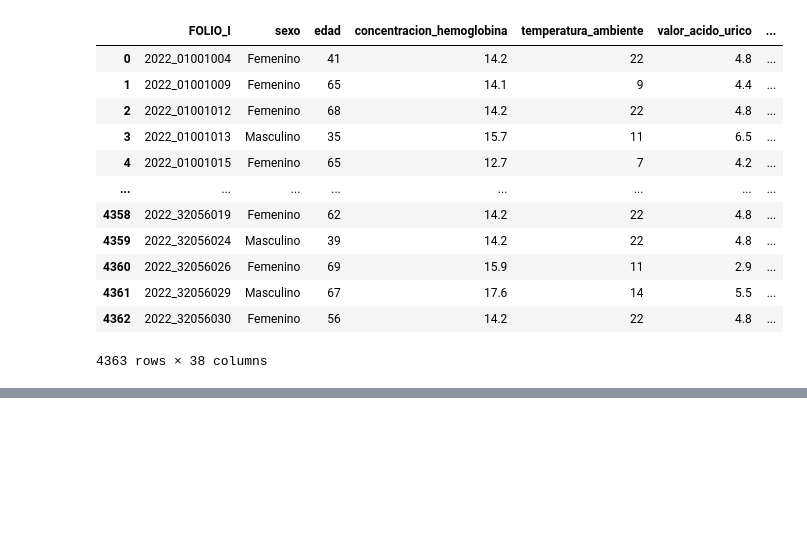
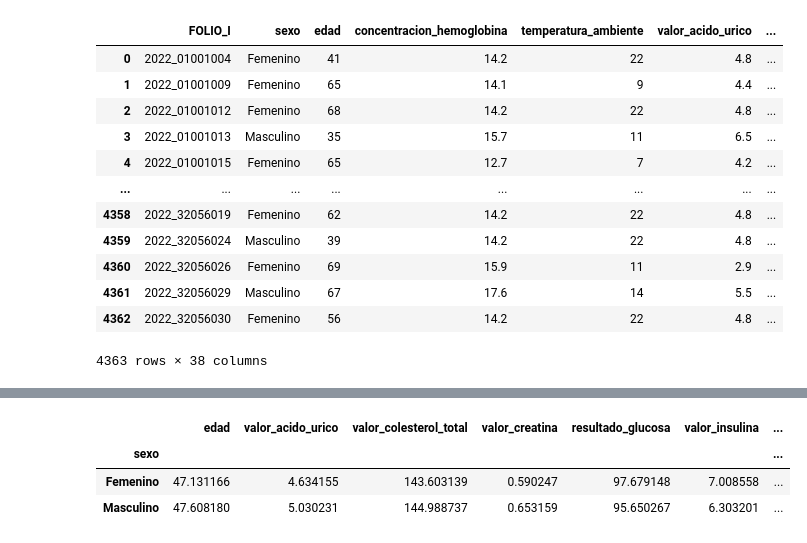
Before and after one commit to alejx96/Proyecto, a Jupyter notebook: main.ipynb, the cells around one changed output, grey strips where cells are left out. Cells and saved outputs as stored; diff of their text form; code cells hidden in the pictures; blank space fills up the shorter version.

Commit message:
pr1 edit columnas sexo

```diff
--- a/main.ipynb
+++ b/main.ipynb
@@ -54,7 +54,7 @@ df
 | 4362 | 2022_32056030 | Femenino | 56 | 14.2 | 22 | 4.8 | ... |
 4363 rows × 38 columns
 # %%
-df = df.drop(columns=['concentracion_hemoglobina',
+df_genre = df.drop(columns=['concentracion_hemoglobina',
 'temperatura_ambiente',
 'valor_albumina',
 'valor_colesterol_hdl',
@@ -74,6 +74,4 @@ df = df.drop(columns=['concentracion_hemoglobina',
 'distancia_rodilla_talon',
 'circunferencia_de_la_pantorrilla',
 'segundamedicion_cintura',
-'riesgo_hipertension'], axis=1)
-
-df
+'riesgo_hipertension','clasificación_hipertensión','FOLIO_I'], axis=1)
@@ -93,0 +78,9 @@ df
+# %%
+df_genre = df_genre.groupby('sexo').mean()
+
+df_genre
+# %% [output]
+|  | edad | valor_acido_urico | valor_colesterol_total | valor_creatina | resultado_glucosa | valor_insulina | ... |
+| sexo |  |  |  |  |  |  | ... |
+| Femenino | 47.131166 | 4.634155 | 143.603139 | 0.590247 | 97.679148 | 7.008558 | ... |
+| Masculino | 47.608180 | 5.030231 | 144.988737 | 0.653159 | 95.650267 | 6.303201 | ... |
```
Also changed, not shown: parts of 1 cell of this notebook.
